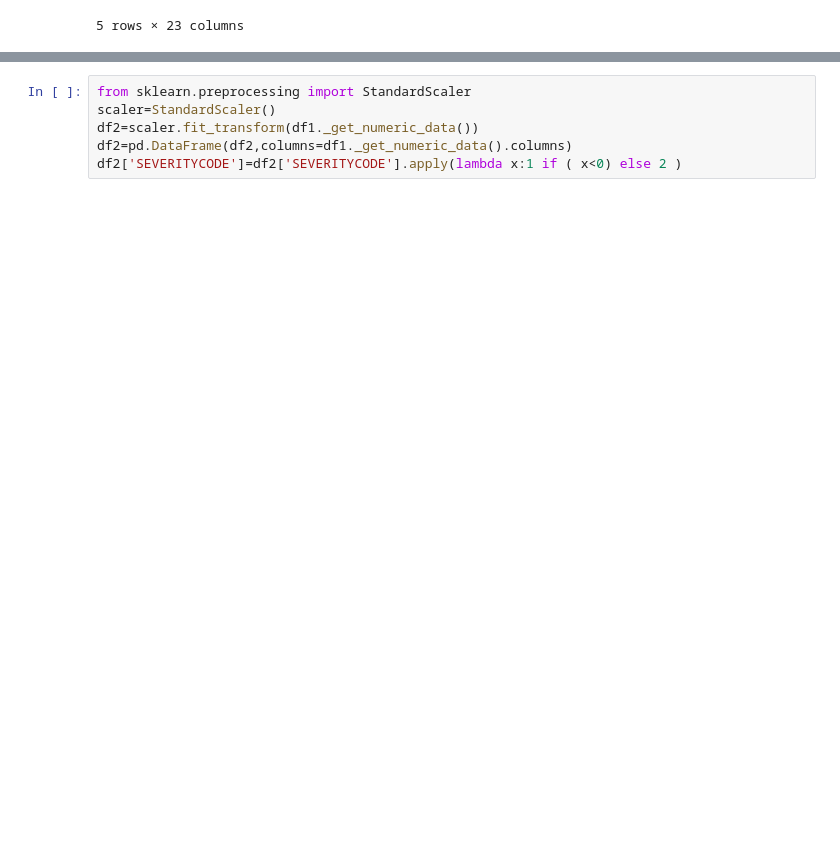
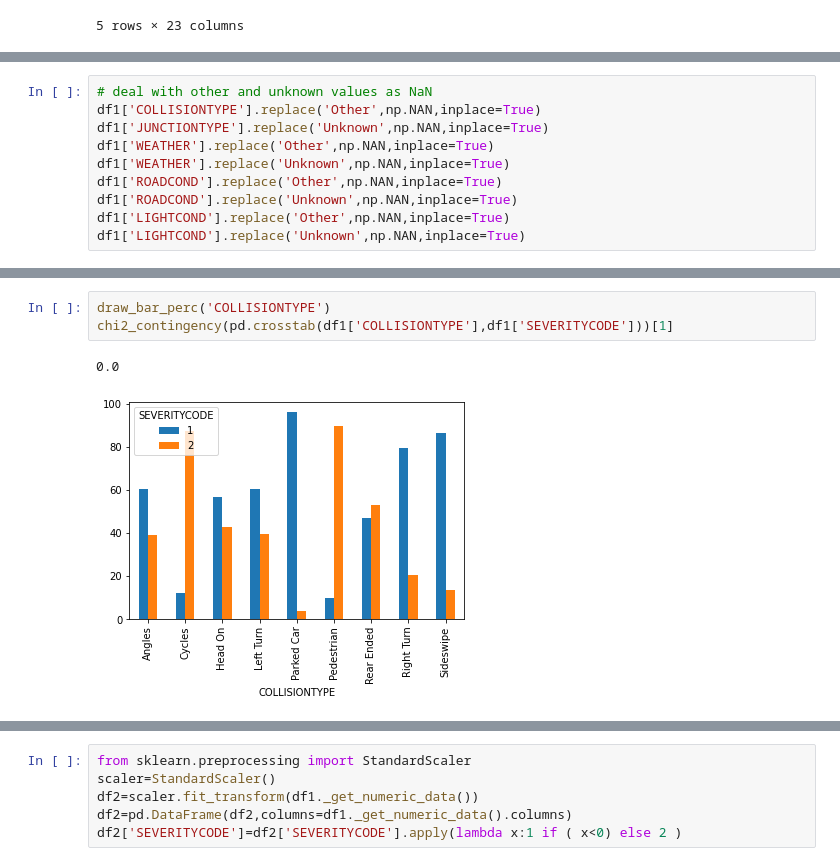
Before and after one commit to dr-askar/IBM_capstone, a Jupyter notebook: Capstone Project .ipynb, the cells around one changed output, grey strips where cells are left out. Saved outputs shown, nothing was run; the diff lists cells and outputs as text; blank space fills up the shorter version.

```diff
--- a/Capstone Project .ipynb
+++ b/Capstone Project .ipynb
@@ -278,0 +79,10 @@ Index(['SEVERITYCODE', 'X', 'Y', 'PERSONCOUNT', 'PEDCOUNT', 'PEDCYLCOUNT',
+# %%
+# deal with other and unknown values as NaN
+df1['COLLISIONTYPE'].replace('Other',np.NAN,inplace=True)
+df1['JUNCTIONTYPE'].replace('Unknown',np.NAN,inplace=True)
+df1['WEATHER'].replace('Other',np.NAN,inplace=True)
+df1['WEATHER'].replace('Unknown',np.NAN,inplace=True)
+df1['ROADCOND'].replace('Other',np.NAN,inplace=True)
+df1['ROADCOND'].replace('Unknown',np.NAN,inplace=True)
+df1['LIGHTCOND'].replace('Other',np.NAN,inplace=True)
+df1['LIGHTCOND'].replace('Unknown',np.NAN,inplace=True)
@@ -278,0 +192,6 @@ Index(['SEVERITYCODE', 'X', 'Y', 'PERSONCOUNT', 'PEDCOUNT', 'PEDCYLCOUNT',
+# %%
+draw_bar_perc('COLLISIONTYPE')
+chi2_contingency(pd.crosstab(df1['COLLISIONTYPE'],df1['SEVERITYCODE']))[1]
+# %% [output]
+0.0
+[figure, added]
```
Also changed, not shown: parts of 128 cells of this notebook, 3 other files.
